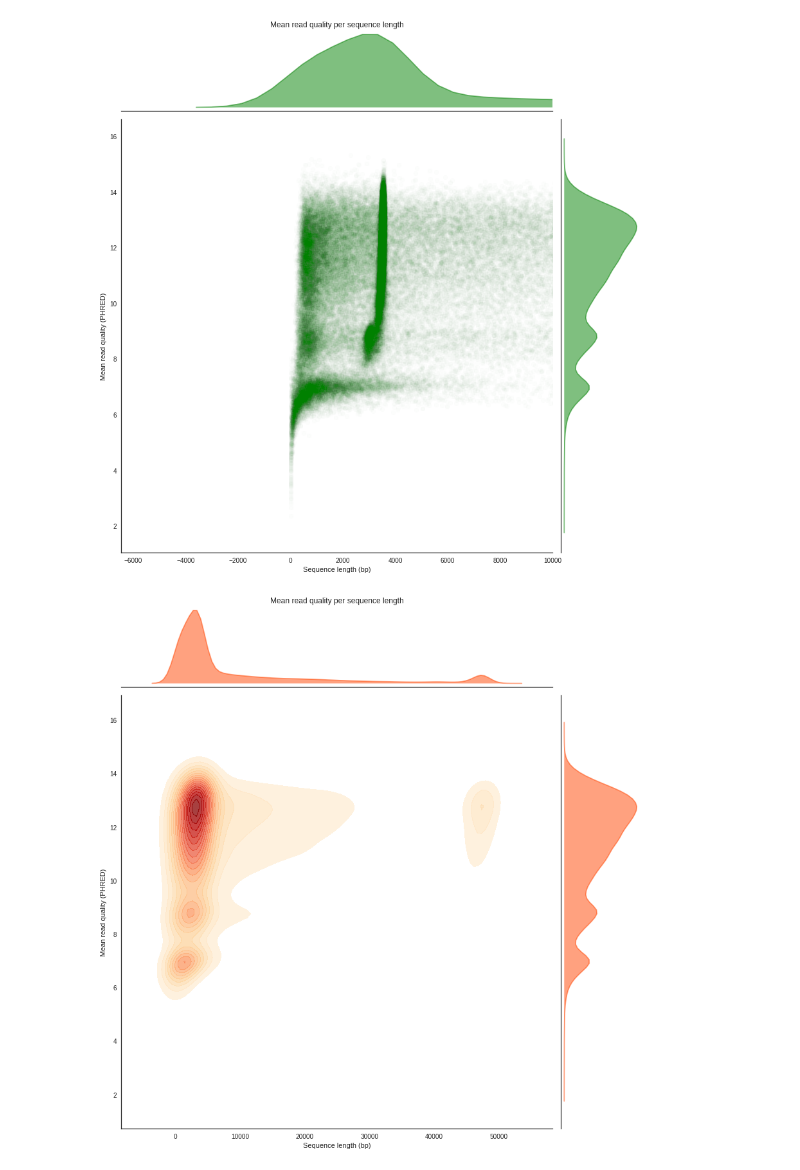
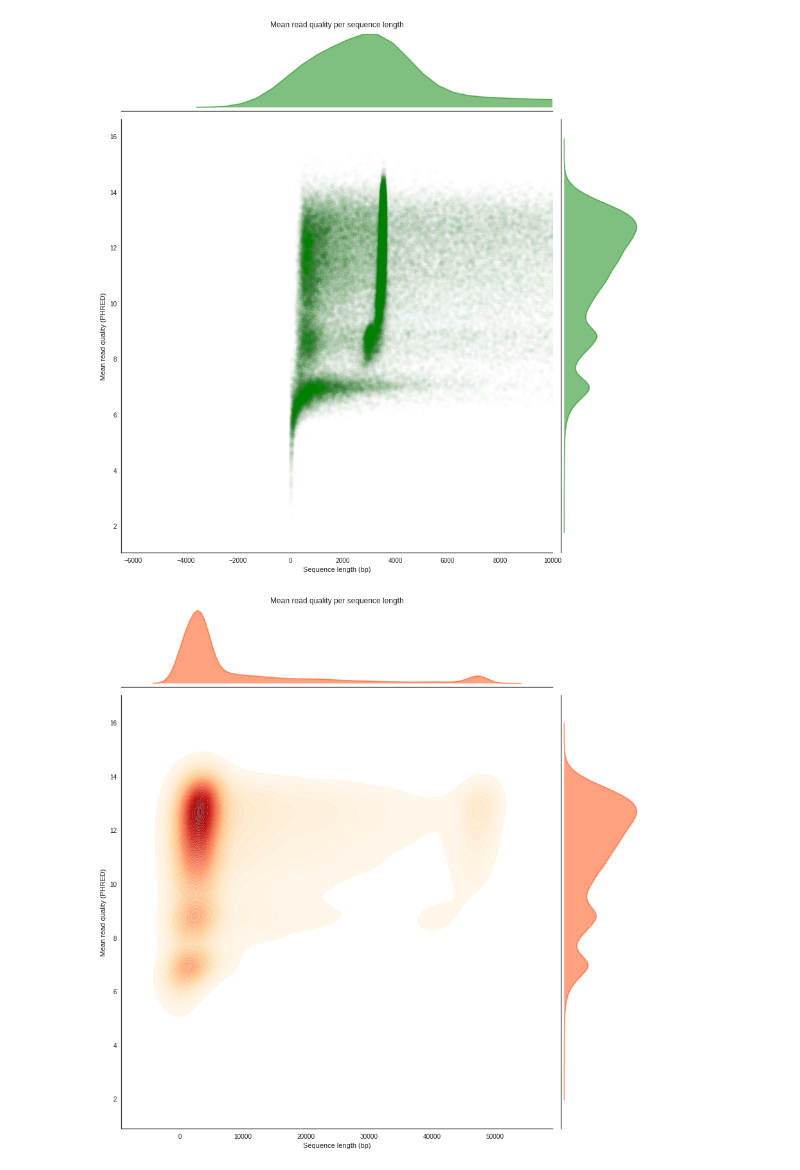
Before and after one commit to a-slide/pycoQC, a Jupyter notebook: pycoQC/test_pycoQC.ipynb, the cells around one changed output. Drawn from its saved outputs; the diff is of its cells as text; code cells hidden in the pictures.

```diff
--- a/pycoQC/test_pycoQC.ipynb
+++ b/pycoQC/test_pycoQC.ipynb
@@ -354,6 +360,6 @@ p.reads_len_quality(scatter=True, kde=False, scatter_alpha=0.01, scatter_color="
 <seaborn.axisgrid.JointGrid at 0x...>
 [figure]
 # %%
-g = p.reads_len_quality(kde=True, kde_cmap='OrRd', kde_alpha=0.75, kde_levels=25, kde_shade=True, scatter=False)
+g = p.reads_len_quality(kde=True, kde_cmap='OrRd', kde_alpha=0.75, kde_levels=50, kde_shade=True, scatter=False, sample = 50000)
 # %% [output]
-[figure, old version]
+[figure, new version]
```
Also changed, not shown: parts of 7 cells of this notebook, 3 other files.
